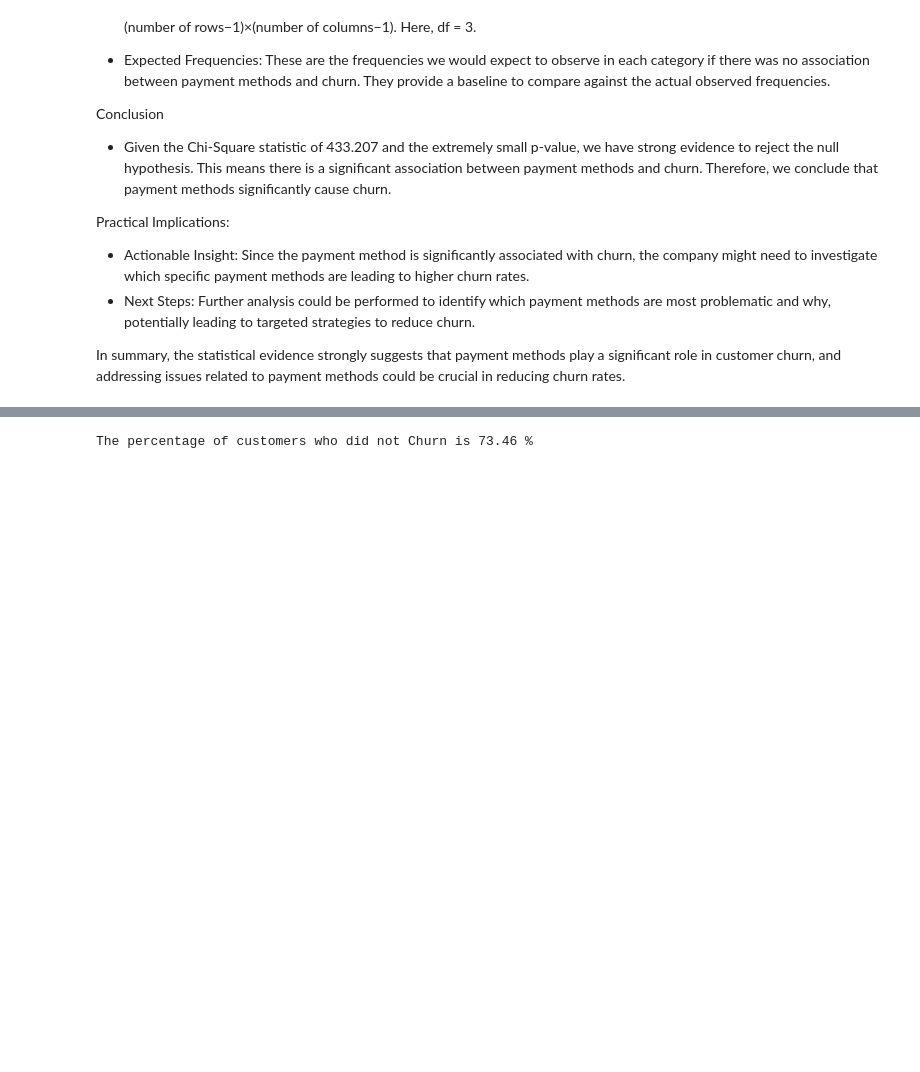
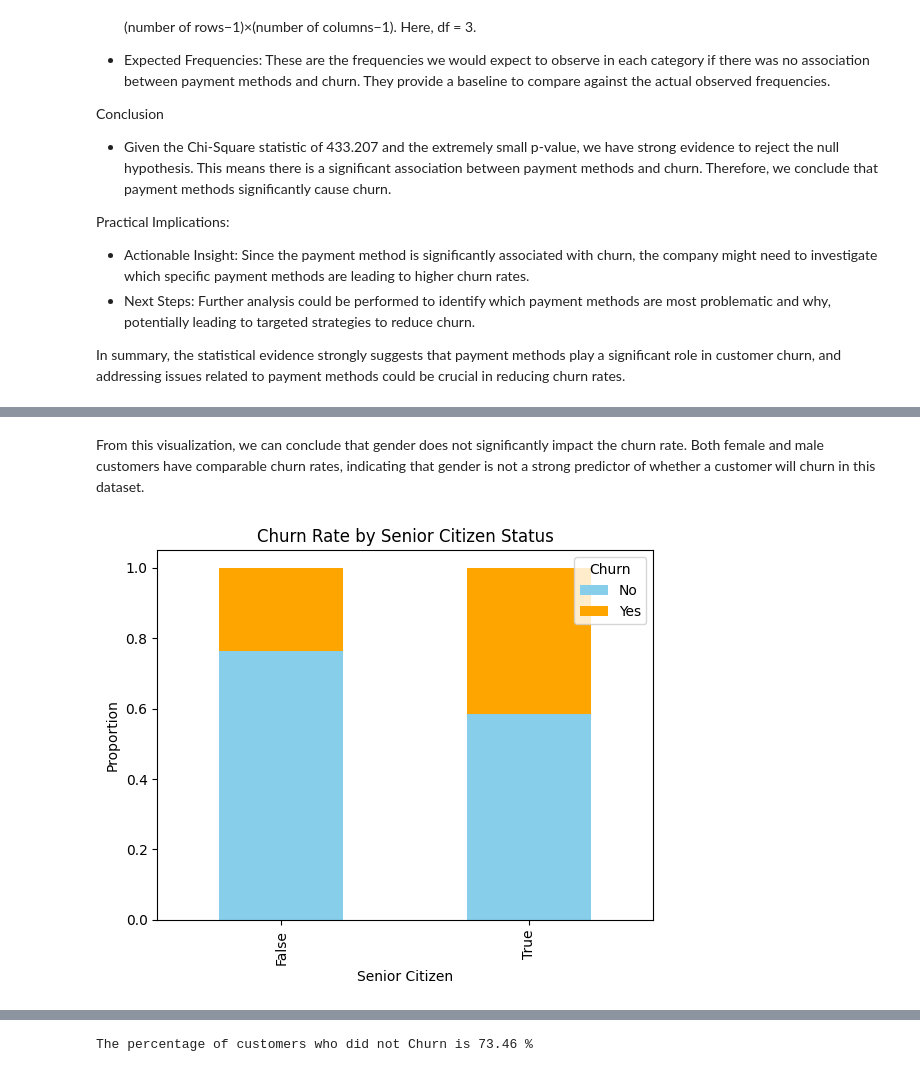
Before and after one commit to Amarquaye009/CUSTOMER-CHURN-ANALYSIS, a Jupyter notebook: Notebooks/main.ipynb, the cells around one changed output, grey strips where cells are left out. Cells and saved outputs as stored; diff of their text form; code cells hidden in the pictures; blank space fills up the shorter version.

```diff
--- a/Notebooks/main.ipynb
+++ b/Notebooks/main.ipynb
@@ -1649,0 +1659,13 @@ In summary, the statistical evidence strongly suggests that payment methods play
+# %% [markdown]
+From this visualization, we can conclude that gender does not significantly impact the churn rate. Both female and male customers have comparable churn rates, indicating that gender is not a strong predictor of whether a customer will churn in this dataset.
+# %%
+# Senior Citizen and Churn Visualization
+senior_churn = pd.crosstab(main_df['Senior_Citizen'], main_df['Churn'], normalize='index')
+senior_churn.plot(kind='bar', stacked=True, color=['skyblue', 'orange'])
+plt.title('Churn Rate by Senior Citizen Status')
+plt.ylabel('Proportion')
+plt.xlabel('Senior Citizen')
+plt.legend(title='Churn', loc='upper right')
+plt.show()
+# %% [output]
+[figure, added]
```
Also changed, not shown: parts of 65 cells of this notebook.
